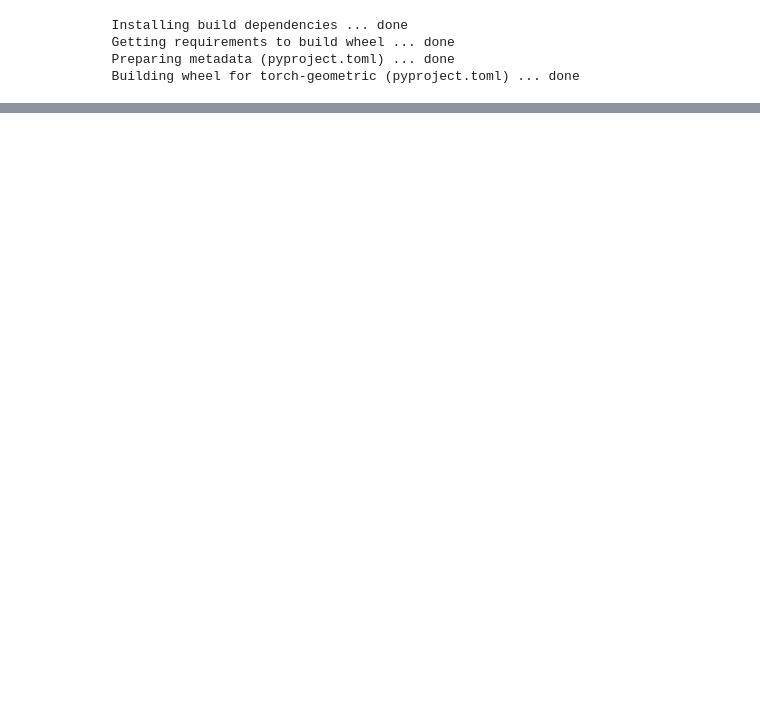
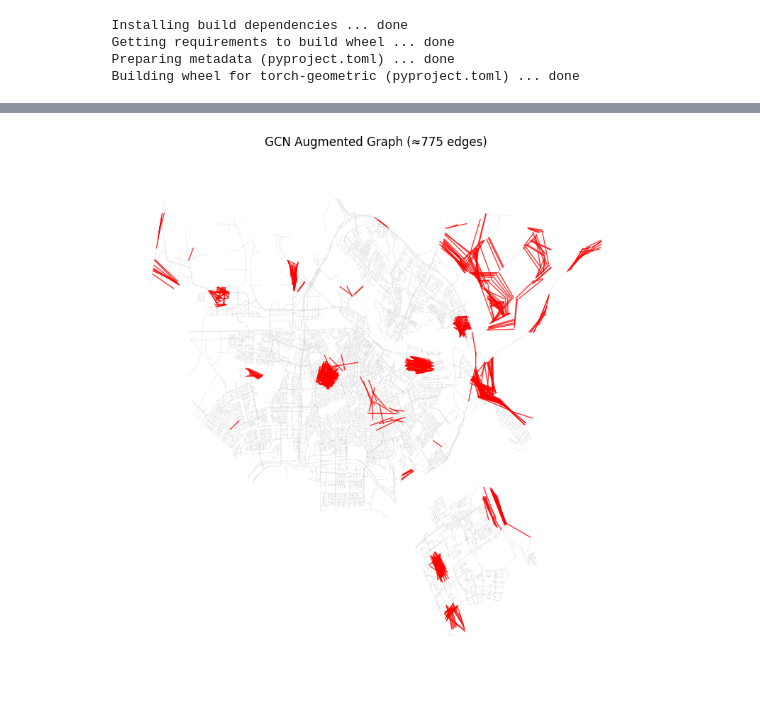
Before and after one commit to davidlabee/Graph4Air, a Jupyter notebook: Graph4Air_Workflow.ipynb, the cells around one changed output, grey strips where cells are left out. Cells and saved outputs as stored; diff of their text form; code cells hidden in the pictures; blank space fills up the shorter version.

```diff
--- a/Graph4Air_Workflow.ipynb
+++ b/Graph4Air_Workflow.ipynb
@@ -416,17 +66,0 @@ gdf[feature_cols] = scaler.fit_transform(gdf[feature_cols])
-# %%
-# Relabel nodes in G to match DataFrame row indices (0..N-1)
-G = nx.relabel_nodes(G, {old_idx: new_idx for new_idx, old_idx in enumerate(gdf.index)})
-
-# Edge index from graph (undirected)
-edge_index = torch.tensor(list(G.edges), dtype=torch.long).t().contiguous()
-edge_index = torch.cat([edge_index, edge_index[[1, 0]]], dim=1)
-
-# Node features
-x = torch.tensor(gdf[feature_cols].values, dtype=torch.float)
-
-# Target labels
-y_np = gdf[target_col].values.astype(np.float32)
-y = torch.tensor(y_np).view(-1, 1)
-
-# Create the Data object
-data = Data(x=x, edge_index=edge_index, y=y)
@@ -1002,0 +597,9 @@ External validation over 83 points:
+# %%
+# Visualize the GCN‐augmented graph
+plot_aug(
+    G_GCN,
+    coords,
+    title=f"GCN Augmented Graph (≈{len(edges_GCN)} edges)"
+)
+# %% [output]
+[figure, added]
```
Also changed, not shown: parts of 63 cells of this notebook, 2 other files.
